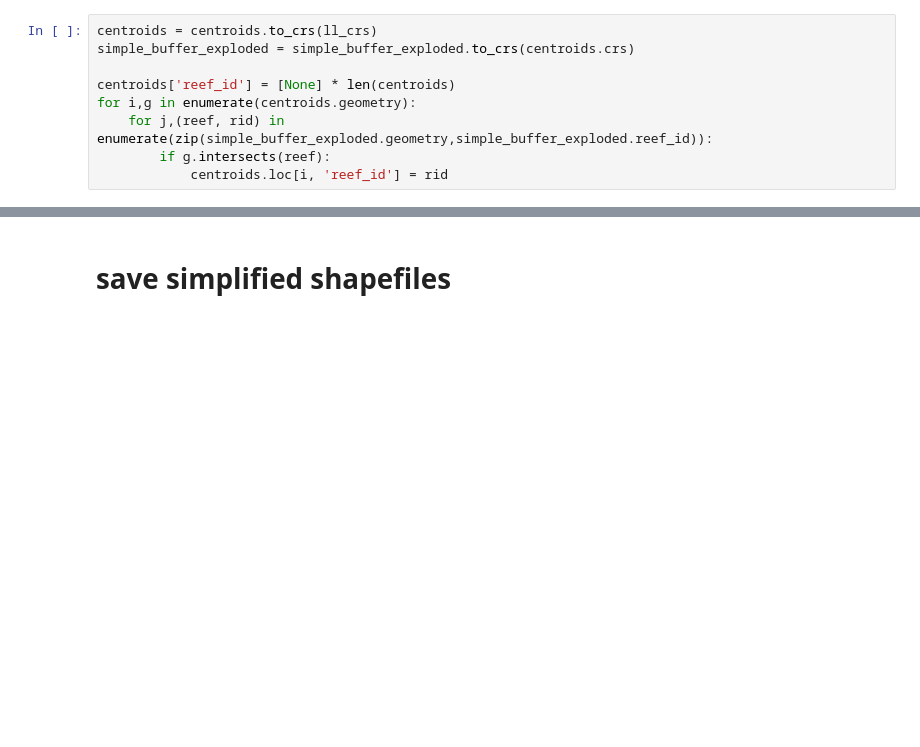
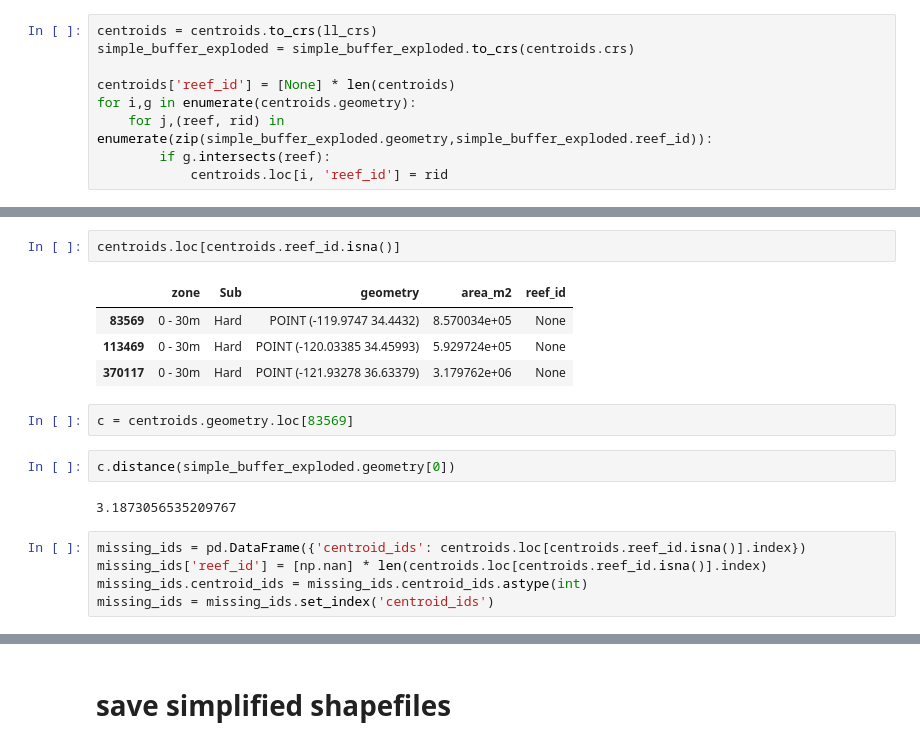
Before and after one commit to jameschriswagner/ca_recreational_fishing, a Jupyter notebook: benthic_substrates_cleaning.ipynb, the cells around one changed output, grey strips where cells are left out. Drawn from its saved outputs; the diff is of its cells as text; blank space fills up the shorter version.

```diff
--- a/benthic_substrates_cleaning.ipynb
+++ b/benthic_substrates_cleaning.ipynb
@@ -155,0 +205,18 @@ centroids.reef_id.isna().sum(), centroids.reef_id.isna().mean()
+# %%
+centroids.loc[centroids.reef_id.isna()]
+# %% [output]
+|  | zone | Sub | geometry | area_m2 | reef_id |
+| 83569 | 0 - 30m | Hard | POINT (-119.9747 34.4432) | 8.570034e+05 | None |
+| 113469 | 0 - 30m | Hard | POINT (-120.03385 34.45993) | 5.929724e+05 | None |
+| 370117 | 0 - 30m | Hard | POINT (-121.93278 36.63379) | 3.179762e+06 | None |
+# %%
+c = centroids.geometry.loc[83569]
+# %%
+c.distance(simple_buffer_exploded.geometry[0])
+# %% [output]
+3.1873056535209767
+# %%
+missing_ids = pd.DataFrame({'centroid_ids': centroids.loc[centroids.reef_id.isna()].index})
+missing_ids['reef_id'] = [np.nan] * len(centroids.loc[centroids.reef_id.isna()].index)
+missing_ids.centroid_ids = missing_ids.centroid_ids.astype(int)
+missing_ids = missing_ids.set_index('centroid_ids')
```
Also changed, not shown: parts of 19 cells of this notebook.
